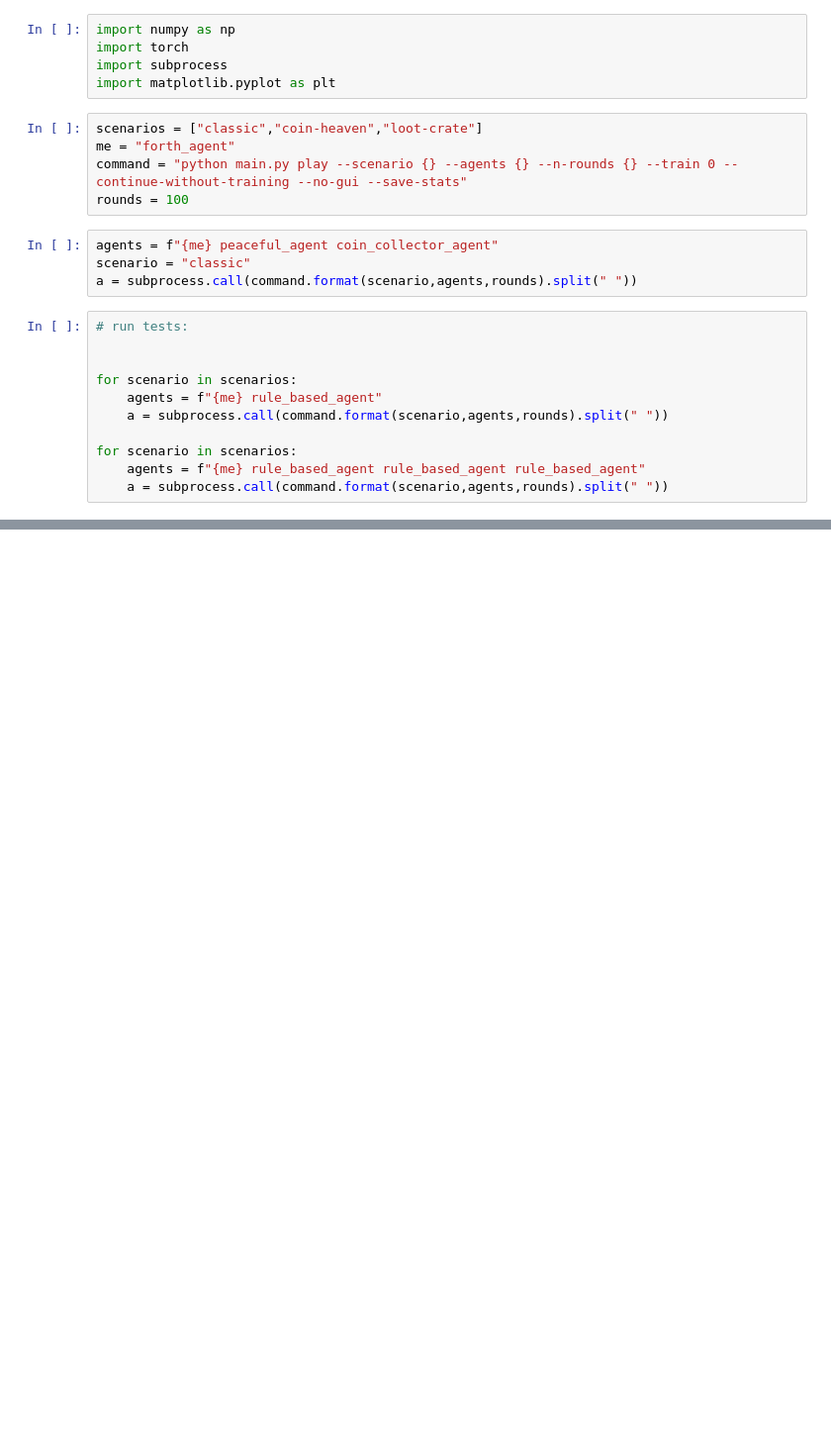
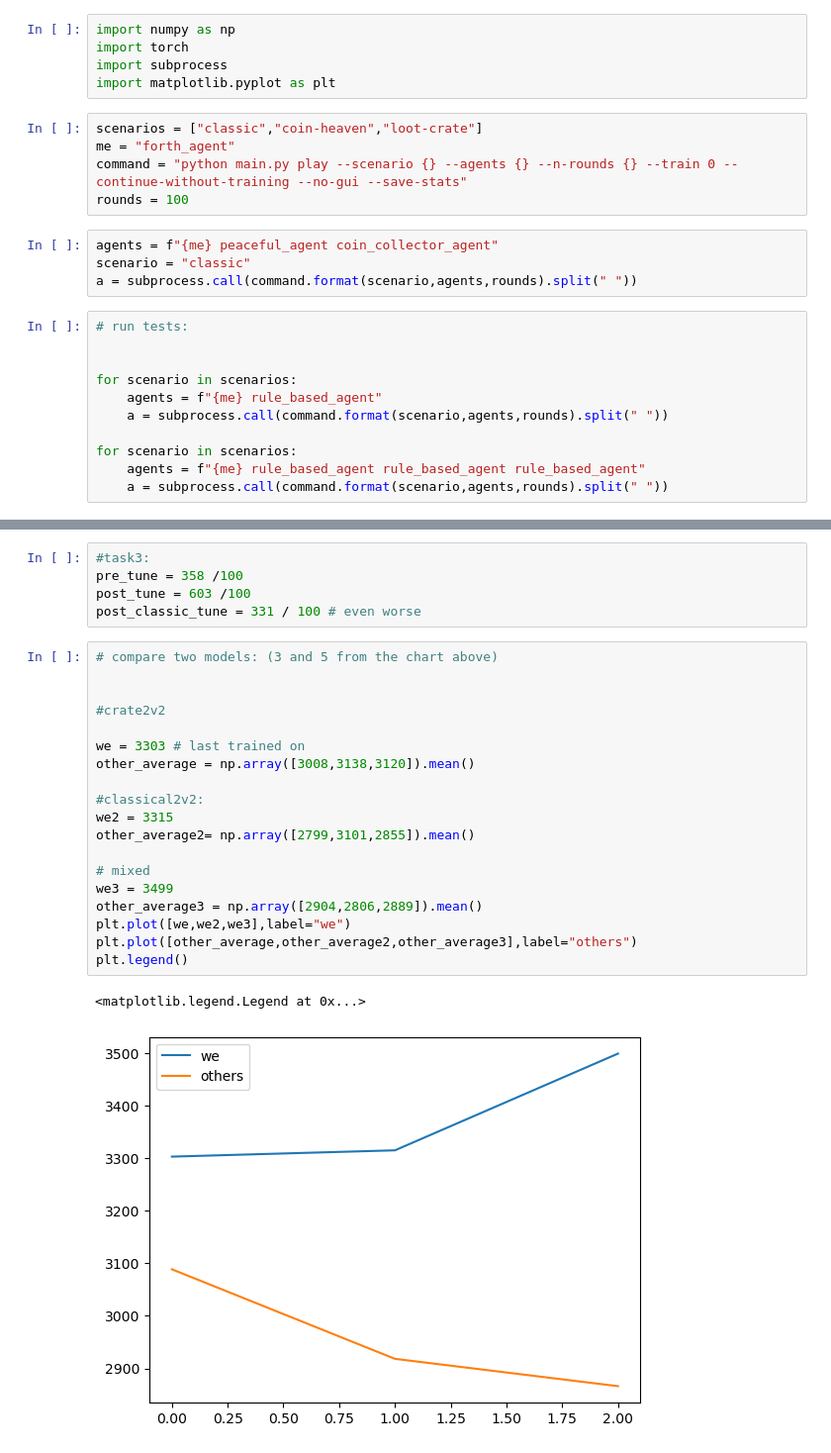
Before and after one commit to anacarsi/ss24_ReinforcementLearning_BomberMan, a Jupyter notebook: testing.ipynb, the cells around one changed output, grey strips where cells are left out. Shown: that part at 99% size. Saved outputs shown, nothing was run; the diff lists cells and outputs as text; blank space fills up the shorter version.

```diff
--- a/testing.ipynb
+++ b/testing.ipynb
@@ -66,0 +72,27 @@ plt.show()
+# %%
+#task3:
+pre_tune = 358 /100
+post_tune = 603 /100
+post_classic_tune = 331 / 100 # even worse
+# %%
+# compare two models: (3 and 5 from the chart above)
+
+
+#crate2v2
+
+we = 3303 # last trained on
+other_average = np.array([3008,3138,3120]).mean()
+
+#classical2v2:
+we2 = 3315
+other_average2= np.array([2799,3101,2855]).mean()
+
+# mixed
+we3 = 3499
+other_average3 = np.array([2904,2806,2889]).mean()
+plt.plot([we,we2,we3],label="we")
+plt.plot([other_average,other_average2,other_average3],label="others")
+plt.legend()
+# %% [output]
+<matplotlib.legend.Legend at 0x...>
+[figure, added]
```
Also changed, not shown: parts of 2 cells of this notebook, 18 other files.
